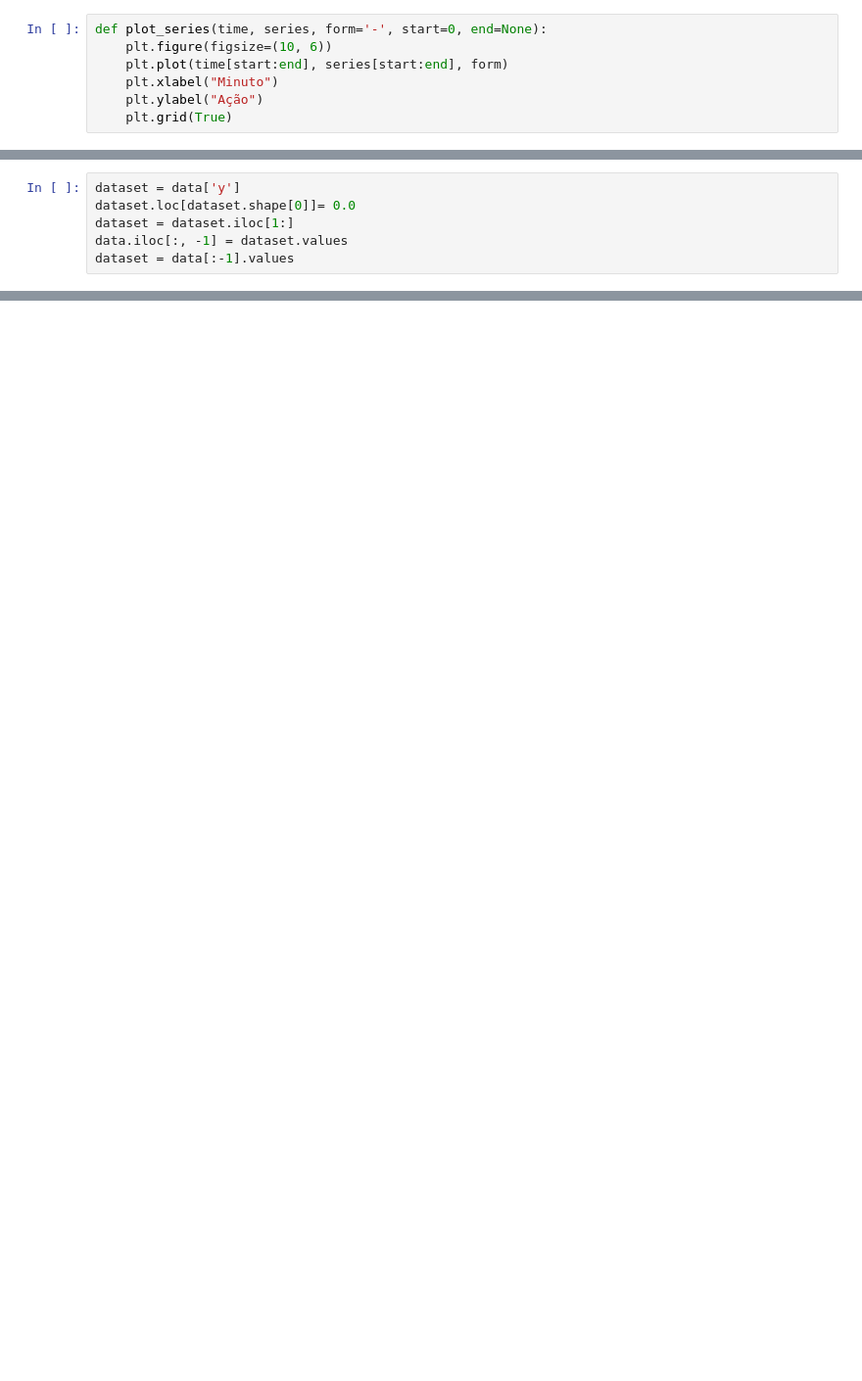
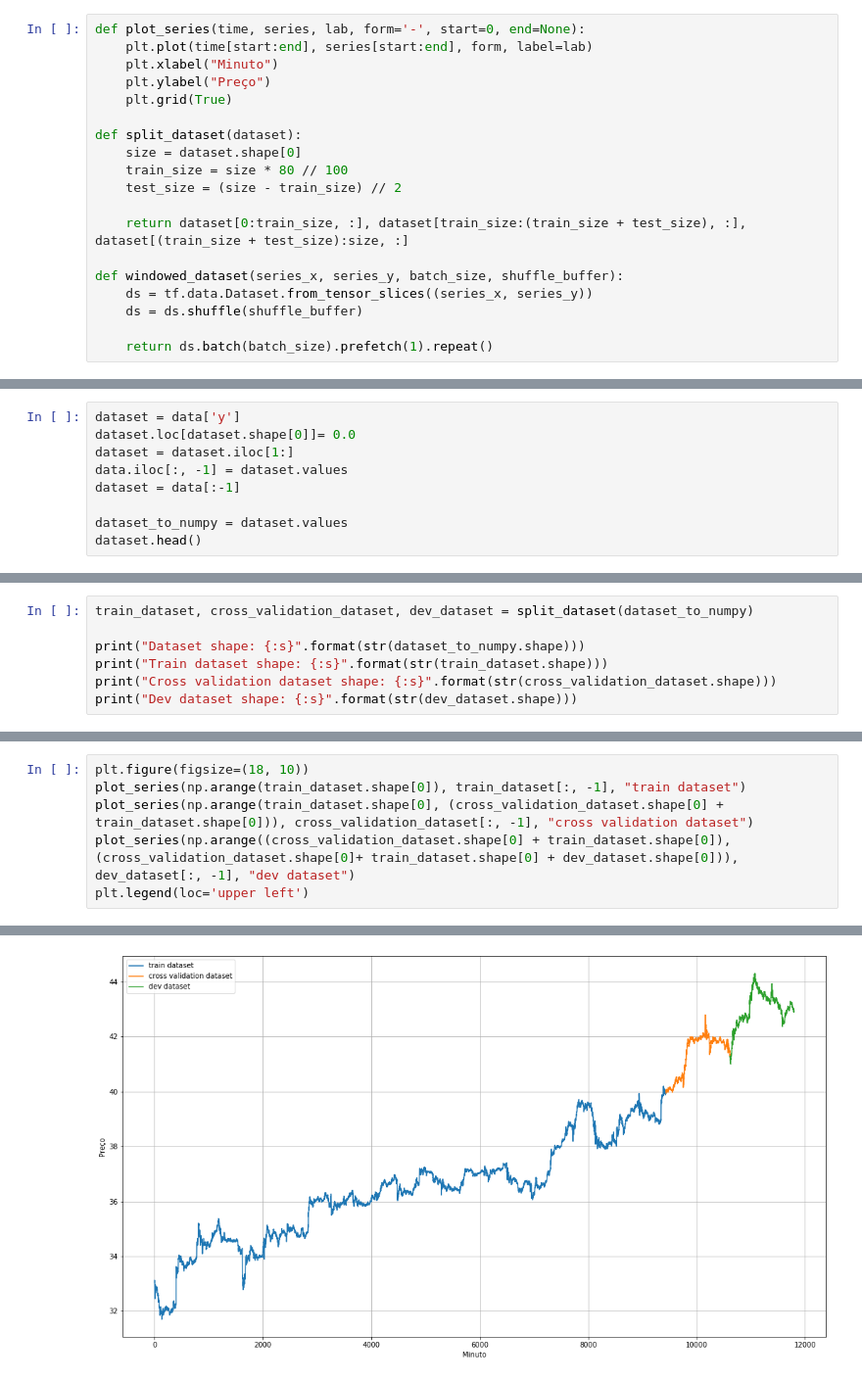
Before and after one commit to matheusbfernandes/stock-market-prediction, a Jupyter notebook: model/cnn_lstm_model.ipynb, the cells around one changed output, grey strips where cells are left out. Shown at 98% size. Cells and saved outputs as stored; diff of their text form; blank space fills up the shorter version.

```diff
--- a/model/cnn_lstm_model.ipynb
+++ b/model/cnn_lstm_model.ipynb
@@ -10,12 +12,24 @@ tf.__version__
 # %% [output]
 '2.0.0'
 # %%
-def plot_series(time, series, form='-', start=0, end=None):
-    plt.figure(figsize=(10, 6))
-    plt.plot(time[start:end], series[start:end], form)
+def plot_series(time, series, lab, form='-', start=0, end=None):
+    plt.plot(time[start:end], series[start:end], form, label=lab)
     plt.xlabel("Minuto")
-    plt.ylabel("Ação")
+    plt.ylabel("Preço")
     plt.grid(True)
+
+def split_dataset(dataset):
+    size = dataset.shape[0]
+    train_size = size * 80 // 100
+    test_size = (size - train_size) // 2
+
+    return dataset[0:train_size, :], dataset[train_size:(train_size + test_size), :], dataset[(train_size + test_size):size, :]
+
+def windowed_dataset(series_x, series_y, batch_size, shuffle_buffer):
+    ds = tf.data.Dataset.from_tensor_slices((series_x, series_y))
+    ds = ds.shuffle(shuffle_buffer)
+
+    return ds.batch(batch_size).prefetch(1).repeat()
 # %%
 data = pd.read_csv(FILE_NAME, sep=',')
 data = data[['open', 'high', 'low', 'close', 'dollar_close', 'volume', 'sentiment_polarity', 'close']]
@@ -33,4 +47,7 @@ dataset = data['y']
 dataset.loc[dataset.shape[0]]= 0.0
 dataset = dataset.iloc[1:]
 data.iloc[:, -1] = dataset.values
-dataset = data[:-1].values
+dataset = data[:-1]
+
+dataset_to_numpy = dataset.values
+dataset.head()
@@ -67,0 +61,7 @@ train_set = windowed_dataset(dataset[:, 0:-1][:, :, np.newaxis], dataset[:, -1],
+# %%
+train_dataset, cross_validation_dataset, dev_dataset = split_dataset(dataset_to_numpy)
+
+print("Dataset shape: {:s}".format(str(dataset_to_numpy.shape)))
+print("Train dataset shape: {:s}".format(str(train_dataset.shape)))
+print("Cross validation dataset shape: {:s}".format(str(cross_validation_dataset.shape)))
+print("Dev dataset shape: {:s}".format(str(dev_dataset.shape)))
@@ -67,0 +73,7 @@ train_set = windowed_dataset(dataset[:, 0:-1][:, :, np.newaxis], dataset[:, -1],
+# %%
+plt.figure(figsize=(18, 10))
+plot_series(np.arange(train_dataset.shape[0]), train_dataset[:, -1], "train dataset")
+plot_series(np.arange(train_dataset.shape[0], (cross_validation_dataset.shape[0] + train_dataset.shape[0])), cross_validation_dataset[:, -1], "cross validation dataset")
+plot_series(np.arange((cross_validation_dataset.shape[0] + train_dataset.shape[0]), (cross_validation_dataset.shape[0]+ train_dataset.shape[0] + dev_dataset.shape[0])), dev_dataset[:, -1], "dev dataset")
+plt.legend(loc='upper left')
+# %% [output]
@@ -67,0 +81 @@ train_set = windowed_dataset(dataset[:, 0:-1][:, :, np.newaxis], dataset[:, -1],
+[figure, added]
```
Also changed, not shown: parts of 13 cells of this notebook.
